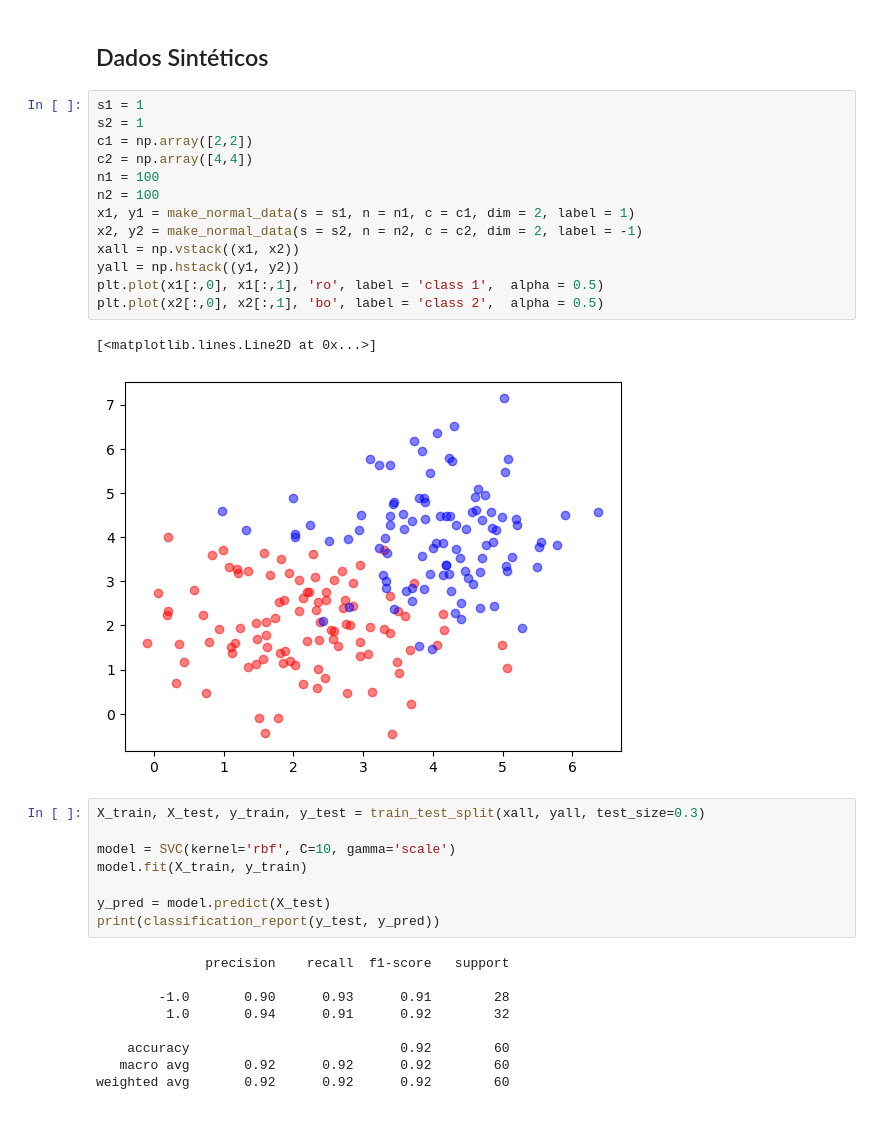
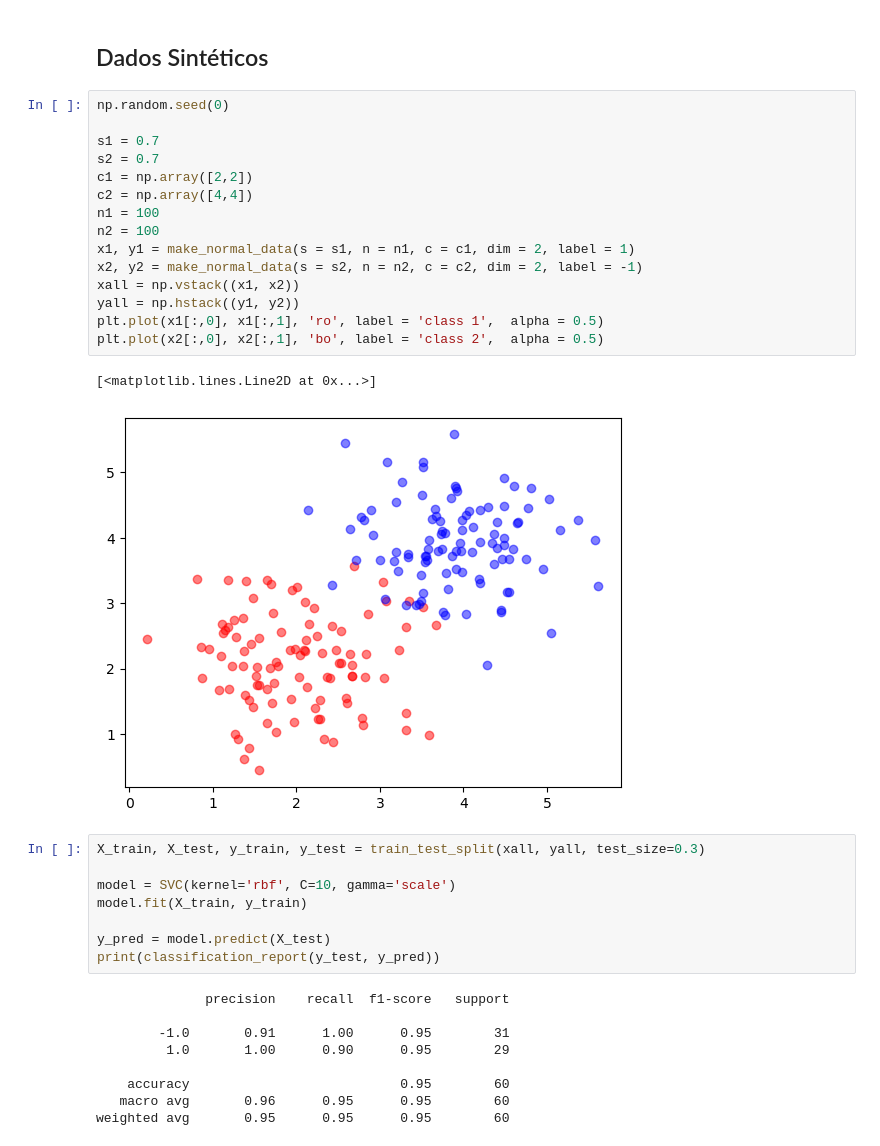
Before and after one commit to muzzidiogo/reconhecimento_de_padroes, a Jupyter notebook: 13_svm.ipynb, the cells around one changed output. Cells and saved outputs as stored; diff of their text form.

```diff
--- a/13_svm.ipynb
+++ b/13_svm.ipynb
@@ -10,21 +10,23 @@ from sklearn.metrics import classification_report
 # %% [markdown]
 ## Dados Sintéticos
 # %%
-s1 = 1
-s2 = 1
+np.random.seed(0)
+
+s1 = 0.7
+s2 = 0.7
 c1 = np.array([2,2])
 c2 = np.array([4,4])
 n1 = 100
 n2 = 100
 x1, y1 = make_normal_data(s = s1, n = n1, c = c1, dim = 2, label = 1)
 x2, y2 = make_normal_data(s = s2, n = n2, c = c2, dim = 2, label = -1)
 xall = np.vstack((x1, x2))
 yall = np.hstack((y1, y2))
 plt.plot(x1[:,0], x1[:,1], 'ro', label = 'class 1',  alpha = 0.5)
 plt.plot(x2[:,0], x2[:,1], 'bo', label = 'class 2',  alpha = 0.5)
 # %% [output]
 [<matplotlib.lines.Line2D at 0x...>]
-[figure, old version]
+[figure, new version]
 # %%
 X_train, X_test, y_train, y_test = train_test_split(xall, yall, test_size=0.3)
 
@@ -36,12 +38,12 @@ print(classification_report(y_test, y_pred))
 # %% [output]
               precision    recall  f1-score   support
 
-        -1.0       0.90      0.93      0.91        28
-         1.0       0.94      0.91      0.92        32
+        -1.0       0.91      1.00      0.95        31
+         1.0       1.00      0.90      0.95        29
 
-    accuracy                           0.92        60
-   macro avg       0.92      0.92      0.92        60
-weighted avg       0.92      0.92      0.92        60
+    accuracy                           0.95        60
+   macro avg       0.96      0.95      0.95        60
+weighted avg       0.95      0.95      0.95        60
 # %%
 # Plot decision boundary and support vectors
 plt.figure(figsize=(8,6))
```
Also changed, not shown: parts of 1 cell of this notebook.
